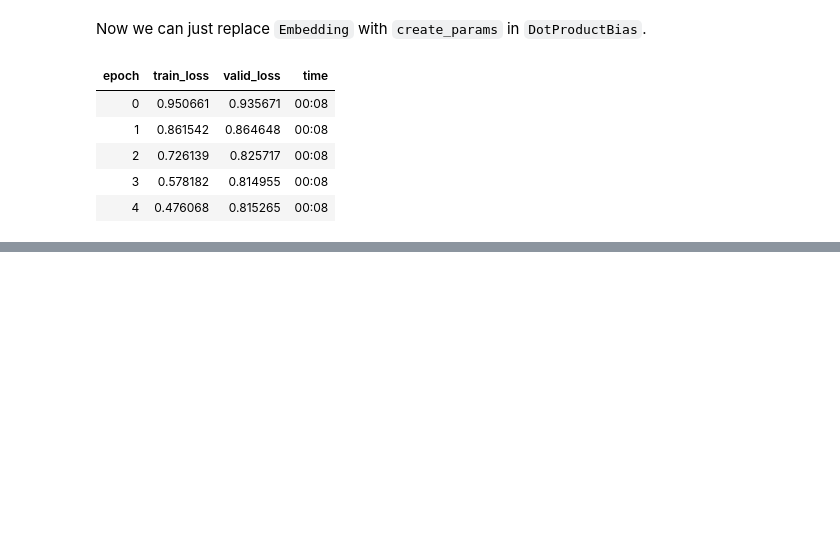
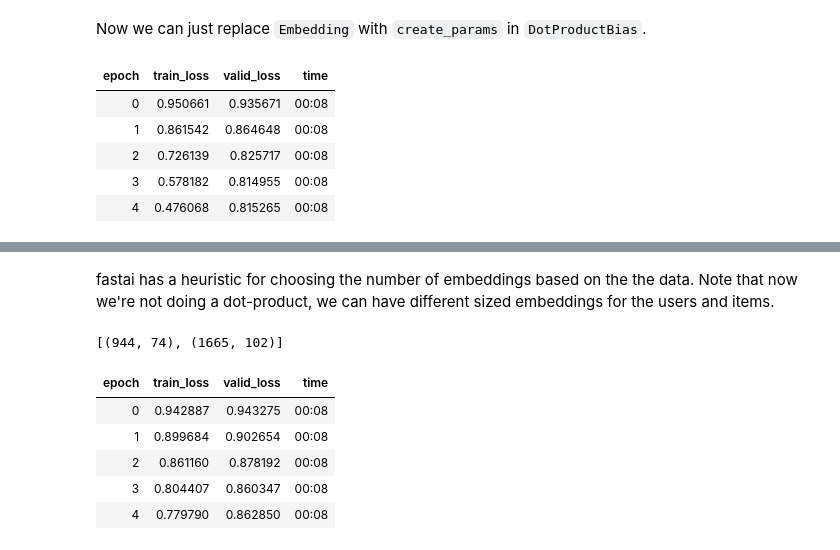
Before and after one commit to jaryaman/fastai-v4, a Jupyter notebook: notebooks/06-JA-collaborative-filtering.ipynb, the cells around one changed output, grey strips where cells are left out. Saved outputs shown, nothing was run; the diff lists cells and outputs as text; code cells hidden in the pictures; blank space fills up the shorter version.

```diff
--- a/notebooks/06-JA-collaborative-filtering.ipynb
+++ b/notebooks/06-JA-collaborative-filtering.ipynb
@@ -393,0 +486,35 @@ learn.fit_one_cycle(5, 5e-3, wd=0.1) # with weight decay
+# %%
+class CollabNN(Module):
+    def __init__(self, user_sz, item_sz, y_range=(0,5.5), n_act=100):
+        self.user_factors = Embedding(*user_sz)
+        self.item_factors = Embedding(*item_sz)
+        self.layers = nn.Sequential(
+            nn.Linear(user_sz[1]+item_sz[1], n_act),
+            nn.ReLU(),
+            nn.Linear(n_act, 1)
+        )
+        self.y_range = y_range
+
+    def forward(self, x):
+        embs = self.user_factors(x[:,0]), self.item_factors(x[:,1])
+        x = self.layers(torch.cat(embs, dim=1))
+        return sigmoid_range(x, *self.y_range)
+# %% [markdown]
+fastai has a heuristic for choosing the number of embeddings based on the the data. Note that now we're not doing a dot-product, we can have different sized embeddings for the users and items.
+# %%
+embs = get_emb_sz(dls)
+embs
+# %% [output]
+[(944, 74), (1665, 102)]
+# %%
+model = CollabNN(*embs)
+# %%
+learn = Learner(dls, model, loss_func=MSELossFlat())
+learn.fit_one_cycle(5, 5e-3, wd=0.01)
+# %% [output]
+| epoch | train_loss | valid_loss | time |
+| 0 | 0.942887 | 0.943275 | 00:08 |
+| 1 | 0.899684 | 0.902654 | 00:08 |
+| 2 | 0.861160 | 0.878192 | 00:08 |
+| 3 | 0.804407 | 0.860347 | 00:08 |
+| 4 | 0.779790 | 0.862850 | 00:08 |
```
Also changed, not shown: parts of 24 cells of this notebook.
